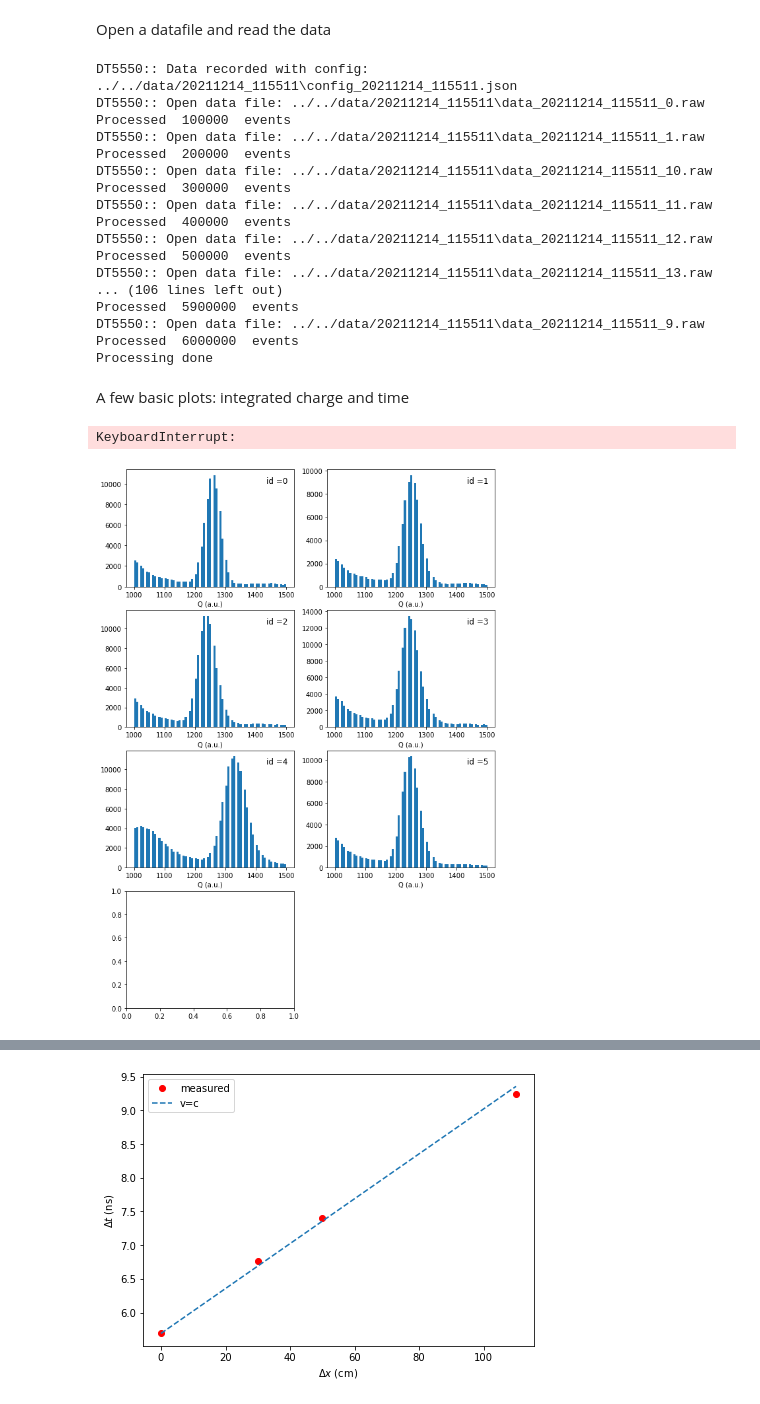
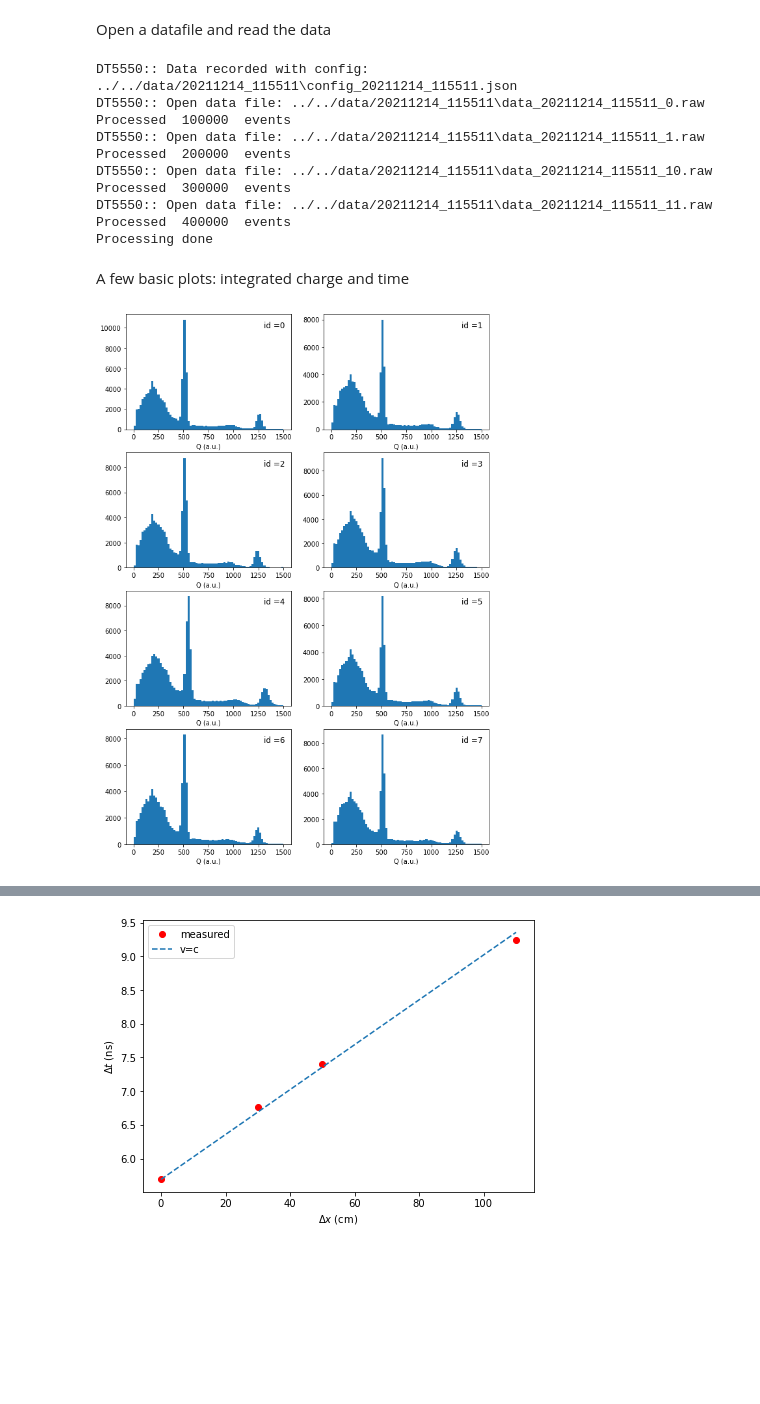
Before and after one commit to acolijn/DT5550_DAQ, a Jupyter notebook: analysis/decode_example.ipynb, the cells around one changed output, grey strips where cells are left out. Saved outputs shown, nothing was run; the diff lists cells and outputs as text; code cells hidden in the pictures; blank space fills up the shorter version.

Commit message:
working to get time walk correction sorted out. in progress. made sense of relation between observed pulse heights and integrated charge

```diff
--- a/analysis/decode_example.ipynb
+++ b/analysis/decode_example.ipynb
@@ -27,38 +71,20 @@ t0 = []
 t1 = []
 E0 = []
 E1 = []
+nmax = 3
+ifile = 0
 for file in io.filenames:
     io.open_data(file)
     while io.read_event() == 0:
         if io.n_event%100000 == 0:
             print('Processed ',io.n_event,' events')
-
-        if io.valid.sum() == 4:
-            esum = 0
-            nsum = 0
-            tav  = 0
-            tlist = []
-            for idet in range(N_DETECTOR):
-                E = io.Q[idet]
-                if io.valid[idet]:
-                    if (E>1100) and (E<1350):
-                        isel = idet
-                        tsel = io.t[idet]
-                    else:
-                        esum = esum + io.Q[idet]
-                        tlist.append(io.t[idet])
-                        nsum = nsum + 1
-
-            if nsum==3:
-                tlist = np.array(tlist)
-                tav = tlist.mean()
-                tstd = np.sqrt(tlist.var())
-                E1.append(tstd)
-                #print(tstd)
-                if tstd<100 and tsel<tav and esum>800 and esum<1200:
-                    E0.append(esum)
-                    t0.append(tsel)
-                    t1.append(tav)
+        # four gamma analysis
+        #####four_gamma()
+        # timing performance
+        two_gamma()
+    ifile = ifile +1
+    if ifile>nmax:
+        break
 
 t0 = np.array(t0)
 t1 = np.array(t1)
@@ -75,20 +101,12 @@ DT5550:: Open data file: ../../data/20211214_115511\data_20211214_115511_10.raw
 Processed  300000  events
 DT5550:: Open data file: ../../data/20211214_115511\data_20211214_115511_11.raw
 Processed  400000  events
-DT5550:: Open data file: ../../data/20211214_115511\data_20211214_115511_12.raw
-Processed  500000  events
-DT5550:: Open data file: ../../data/20211214_115511\data_20211214_115511_13.raw
-... (106 lines left out)
-Processed  5900000  events
-DT5550:: Open data file: ../../data/20211214_115511\data_20211214_115511_9.raw
-Processed  6000000  events
 Processing done
 # %% [markdown]
 A few basic plots: integrated charge and time
 # %%
-io.plot_all(type="charge",bins=75,logy=False, range=(1000,1500))
+io.plot_all(type="charge",bins=75,logy=False, range=(0,1500))
 # %% [output]
-KeyboardInterrupt:
-[figure, old version]
+[figure, new version]
 # %%
 io.plot_all(type="time",range=(600,700),bins=100,logy=True)
```
Also changed, not shown: parts of 12 cells of this notebook, 6 other files.
